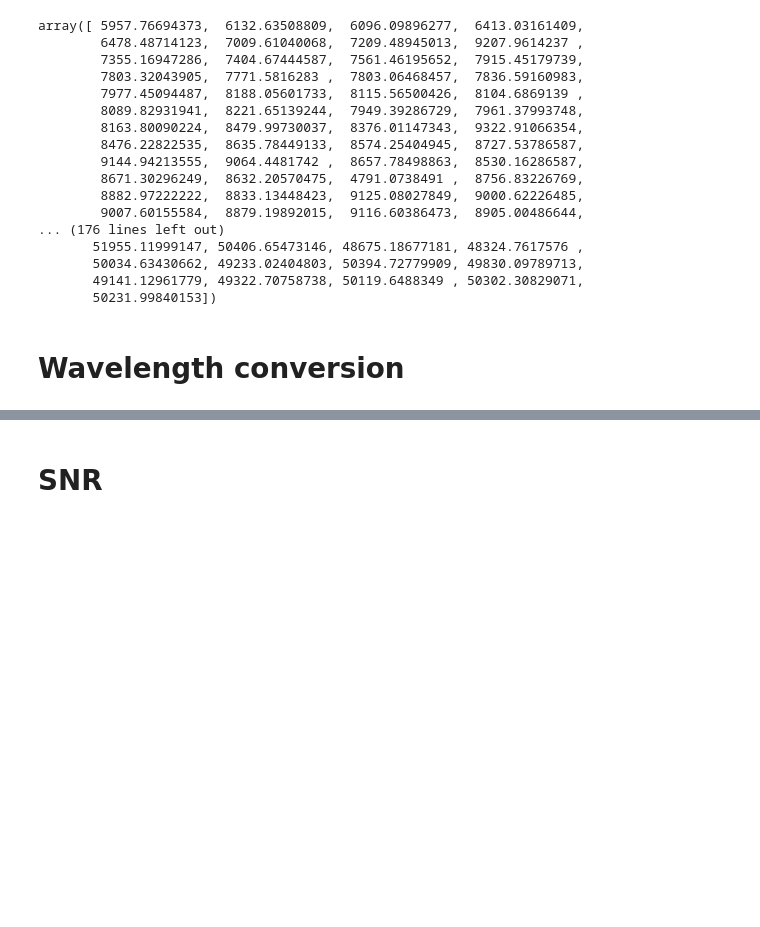
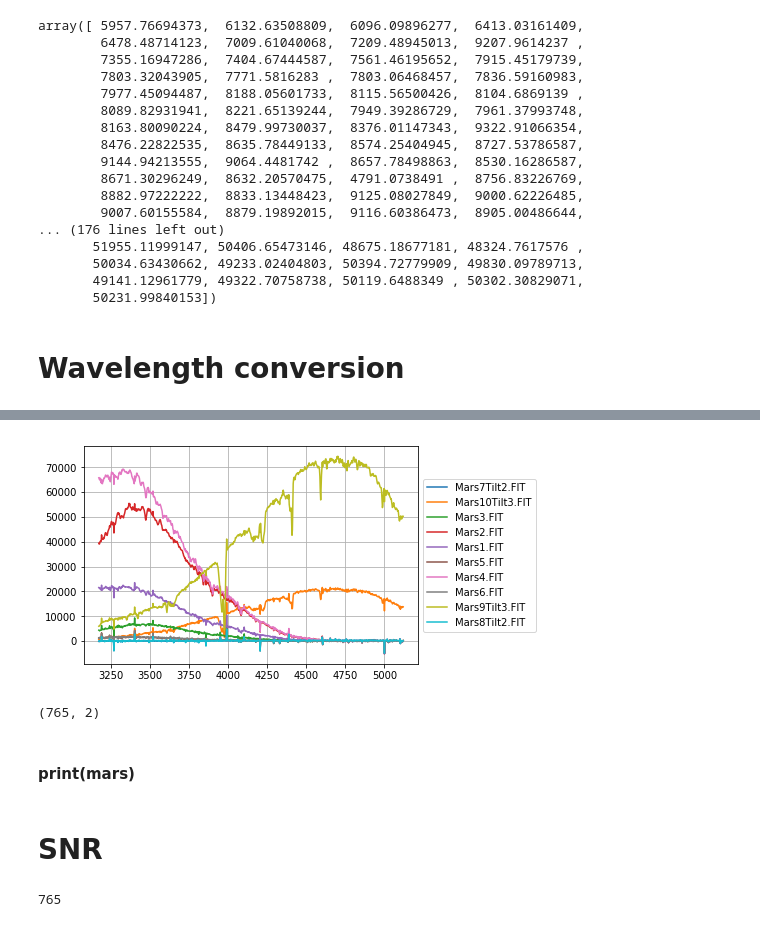
Before and after one commit to vegerot/Techniques, a Jupyter notebook: ObservingProject/Preprocessing.ipynb, the cells around one changed output, grey strips where cells are left out. Saved outputs shown, nothing was run; the diff lists cells and outputs as text; code cells hidden in the pictures; blank space fills up the shorter version.

```diff
--- a/ObservingProject/Preprocessing.ipynb
+++ b/ObservingProject/Preprocessing.ipynb
@@ -487,5 +484,30 @@ print(mars)
+# %%
+ext_spec=np.ones((len(mars),765, 2))
+
+#[ext_spec[i]=np.array([pancakes, bkg_spec[i]]) for i in range(len(mars))]
+
+for i in range(len(mars)):
+    ext_spec[i]=np.transpose(np.array([pancakes, bkg_spec[i]]))
+# %%
+plt.figure()
+[plt.plot(ext_spec[i].T[0],ext_spec[i].T[1]) for i in range(len(mars))]
+plt.legend(mars,loc='center left', bbox_to_anchor=(1, 0.5))
+plt.grid()
+# %% [output]
+[figure, added]
+# %%
+ext_spec[-2].shape
+# %% [output]
+(765, 2)
+# %% [markdown]
+#### print(mars)
 # %% [markdown]
 # SNR
 # %%
 img = fits.open("bkg/bkg_Mars9Tilt3.FIT")[0].data.astype(np.float)
+# %%
+np.sum(img[:,700])
+len(img[1])
+# %% [output]
+765
 # %%
```
Also changed, not shown: parts of 22 cells of this notebook, 15 other files.
